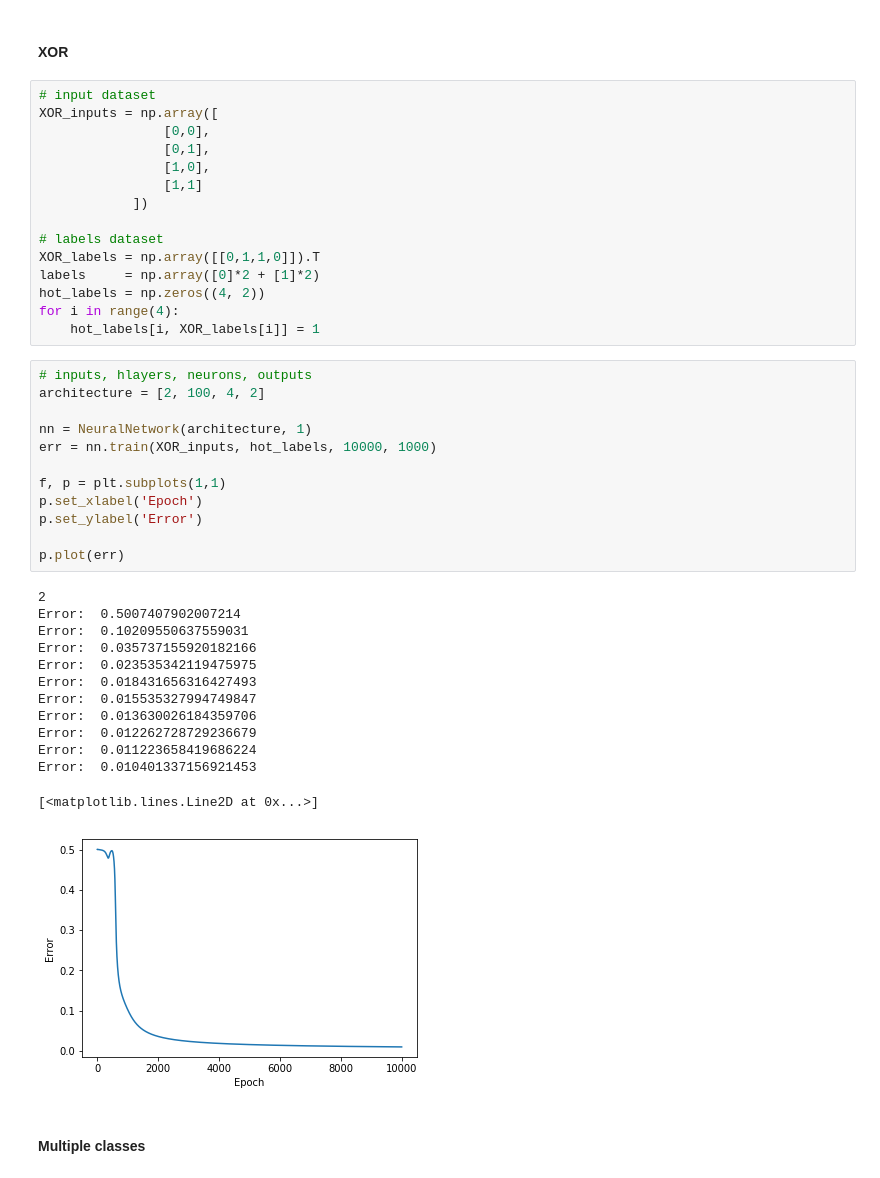
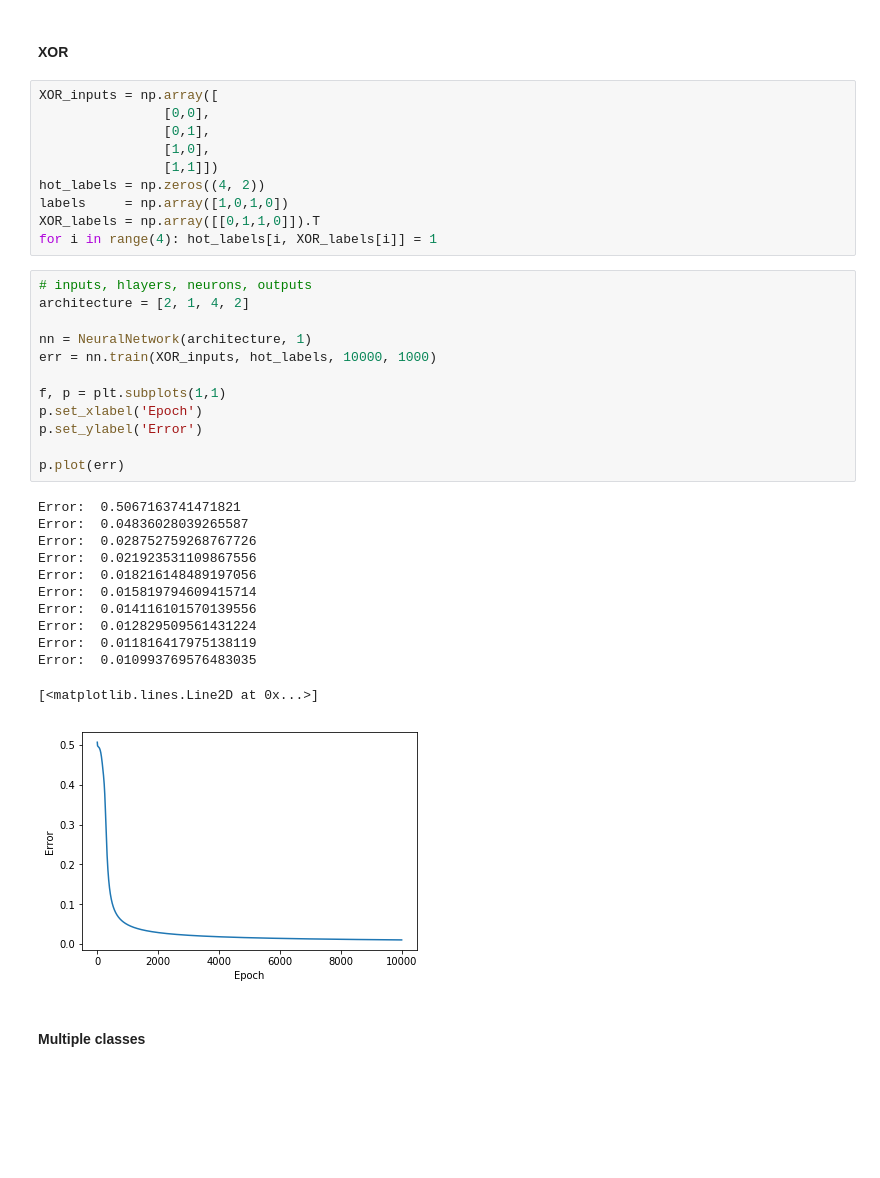
Before and after one commit to DeepLearningVision-2019/a3-neural-network-class-pepebm, a Jupyter notebook: Neural Network Assignment.ipynb, the cells around one changed output. Drawn from its saved outputs; the diff is of its cells as text; blank space fills up the shorter version.

```diff
--- a/Neural Network Assignment.ipynb
+++ b/Neural Network Assignment.ipynb
@@ -145,46 +145,40 @@ class NeuralNetwork:
 # %% [markdown]
 #### XOR
 # %%
-# input dataset
 XOR_inputs = np.array([
                 [0,0],
                 [0,1],
                 [1,0],
-                [1,1]
-            ])
-
-# labels dataset
+                [1,1]])
+hot_labels = np.zeros((4, 2))
+labels     = np.array([1,0,1,0])
 XOR_labels = np.array([[0,1,1,0]]).T
-labels     = np.array([0]*2 + [1]*2)
-hot_labels = np.zeros((4, 2))
-for i in range(4):
-    hot_labels[i, XOR_labels[i]] = 1
+for i in range(4): hot_labels[i, XOR_labels[i]] = 1
 # %%
 # inputs, hlayers, neurons, outputs
-architecture = [2, 100, 4, 2]
+architecture = [2, 1, 4, 2]
 
 nn = NeuralNetwork(architecture, 1)
 err = nn.train(XOR_inputs, hot_labels, 10000, 1000)
 
 f, p = plt.subplots(1,1)
 p.set_xlabel('Epoch')
 p.set_ylabel('Error')
 
 p.plot(err)
 # %% [output]
-2
-Error:  0.5007407902007214
-Error:  0.10209550637559031
-Error:  0.035737155920182166
-Error:  0.023535342119475975
-Error:  0.018431656316427493
-Error:  0.015535327994749847
-Error:  0.013630026184359706
-Error:  0.012262728729236679
-Error:  0.011223658419686224
-Error:  0.010401337156921453
+Error:  0.5067163741471821
+Error:  0.04836028039265587
+Error:  0.028752759268767726
+Error:  0.021923531109867556
+Error:  0.018216148489197056
+Error:  0.015819794609415714
+Error:  0.014116101570139556
+Error:  0.012829509561431224
+Error:  0.011816417975138119
+Error:  0.010993769576483035
 [<matplotlib.lines.Line2D at 0x...>]
-[figure, old version]
+[figure, new version]
 # %% [markdown]
 #### Multiple classes
 # %%
```
Also changed, not shown: parts of 3 cells of this notebook, 1 other file.
